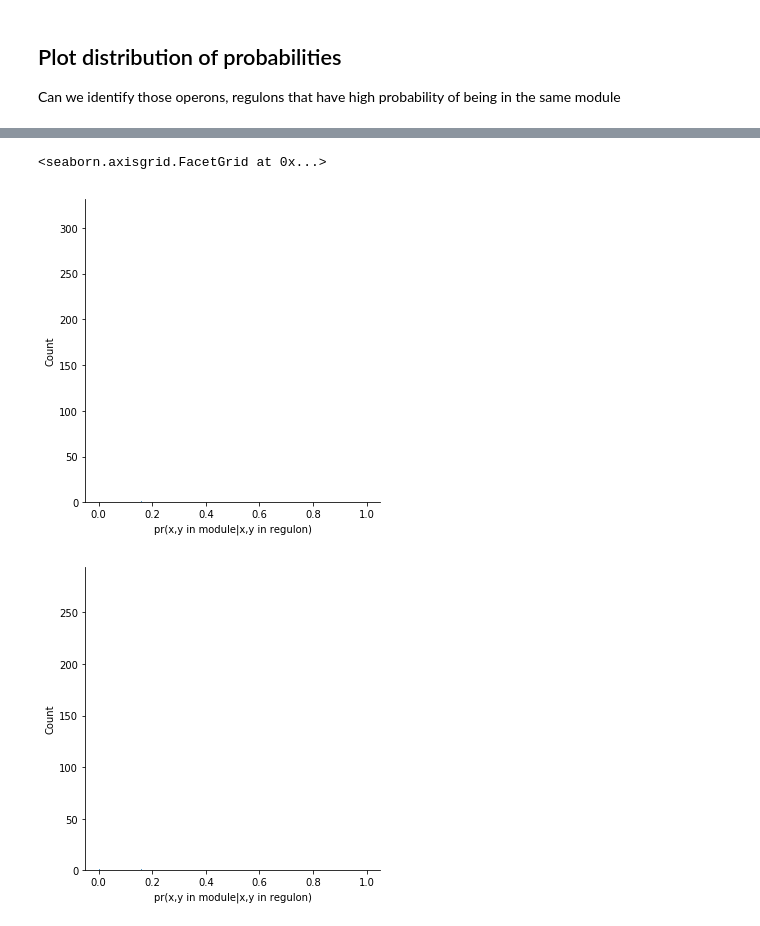
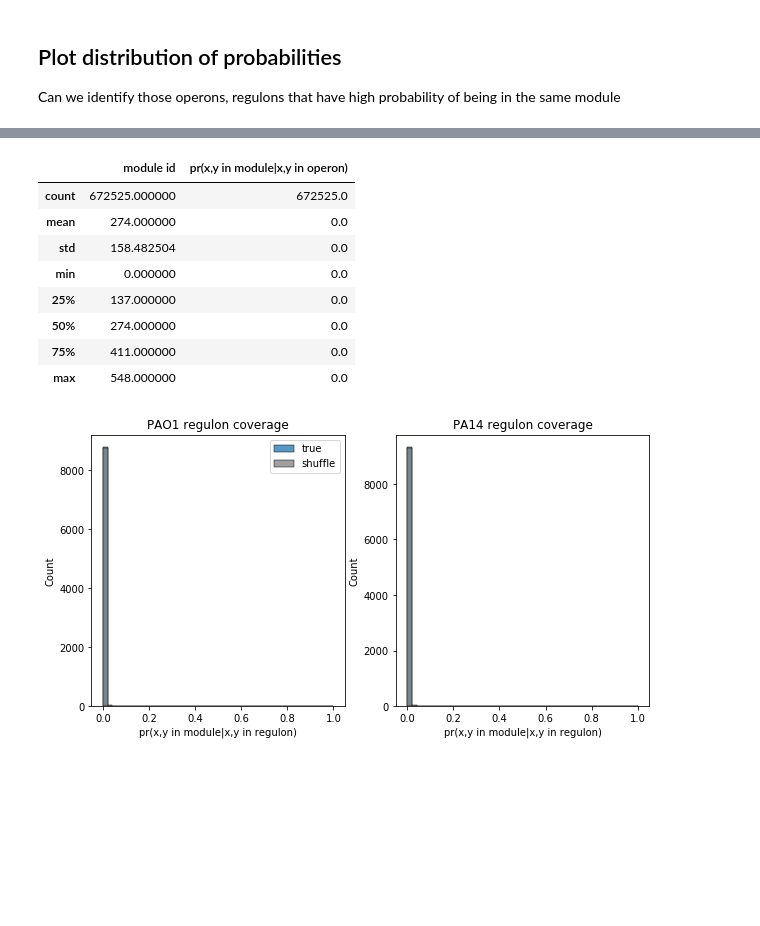
Before and after one commit to greenelab/core-accessory-interactome, a Jupyter notebook: correlation_modules/3_module_validation.ipynb, the cells around one changed output, grey strips where cells are left out. Cells and saved outputs as stored; diff of their text form; code cells hidden in the pictures; blank space fills up the shorter version.

```diff
--- a/correlation_modules/3_module_validation.ipynb
+++ b/correlation_modules/3_module_validation.ipynb
@@ -477,7 +477,7 @@ def coverage_of_genesets(module_df, genesets_df, geneset_type):
                 shared_genes = set(operon_df.index).intersection(module_genes_df.index)
 
                 pr_joint = (len(shared_genes) / total_genes) ** 2
-                pr_final = (pr_joint) / pr_denom
+                pr_final = pr_joint / pr_denom
 
                 rows.append(
                     {
@@ -566,0 +608,6 @@ Wall time: 199 ms
+# %%
+%%time
+pao1_regulon_shuffle_prob = coverage_of_genesets(
+    pao1_membership_shuffle, pao1_regulon, "regulon"
+)
+pao1_regulon_shuffle_prob.head()
@@ -566,0 +623,6 @@ Wall time: 199 ms
+# %%
+%%time
+pa14_regulon_shuffle_prob = coverage_of_genesets(
+    pa14_membership_shuffle, pa14_regulon, "regulon"
+)
+pa14_regulon_shuffle_prob.head()
@@ -604,17 +732,48 @@ sns.displot(
+# %%
+pa14_operon_shuffle_prob.describe()
+# %% [output]
+|  | module id | pr(x,y in module|x,y in operon) |
+| count | 672525.000000 | 672525.0 |
+| mean | 274.000000 | 0.0 |
+| std | 158.482504 | 0.0 |
+| min | 0.000000 | 0.0 |
+| 25% | 137.000000 | 0.0 |
+| 50% | 274.000000 | 0.0 |
+| 75% | 411.000000 | 0.0 |
+| max | 548.000000 | 0.0 |
 # %%
-sns.displot(
-    pao1_regulon_prob.loc[
-        pao1_regulon_prob["pr(x,y in module|x,y in regulon)"] > 0,
-        "pr(x,y in module|x,y in regulon)",
-    ]
+# Plot regulon coverage
+fig_regulon, axes = plt.subplots(ncols=2, nrows=1, figsize=(10, 5))
+bins_shared = np.linspace(0, 1)
+
+fig_regulon = sns.histplot(
+    pao1_regulon_prob["pr(x,y in module|x,y in regulon)"],
+    bins=bins_shared,
+    ax=axes[0],
+    label="true",
 )
-sns.displot(
-    pa14_regulon_prob.loc[
-        pa14_regulon_prob["pr(x,y in module|x,y in regulon)"] > 0,
-        "pr(x,y in module|x,y in regulon)",
-    ]
+fig_regulon = sns.histplot(
+    pa14_regulon_prob["pr(x,y in module|x,y in regulon)"],
+    bins=bins_shared,
+    ax=axes[1],
 )
+fig_regulon = sns.histplot(
+    pao1_regulon_shuffle_prob["pr(x,y in module|x,y in regulon)"],
+    bins=bins_shared,
+    color="grey",
+    ax=axes[0],
+    label="shuffle",
+)
+fig_regulon = sns.histplot(
+    pa14_regulon_shuffle_prob["pr(x,y in module|x,y in regulon)"],
+    bins=bins_shared,
+    color="grey",
+    ax=axes[1],
+)
+
+axes[0].set_title("PAO1 regulon coverage")
+axes[1].set_title("PA14 regulon coverage")
+
+legend = axes[0].legend()
 # %% [output]
-<seaborn.axisgrid.FacetGrid at 0x...>
-[figure, old version]
+[figure, new version]
-[figure, removed]
```
Also changed, not shown: parts of 22 cells of this notebook, 2 other files.
